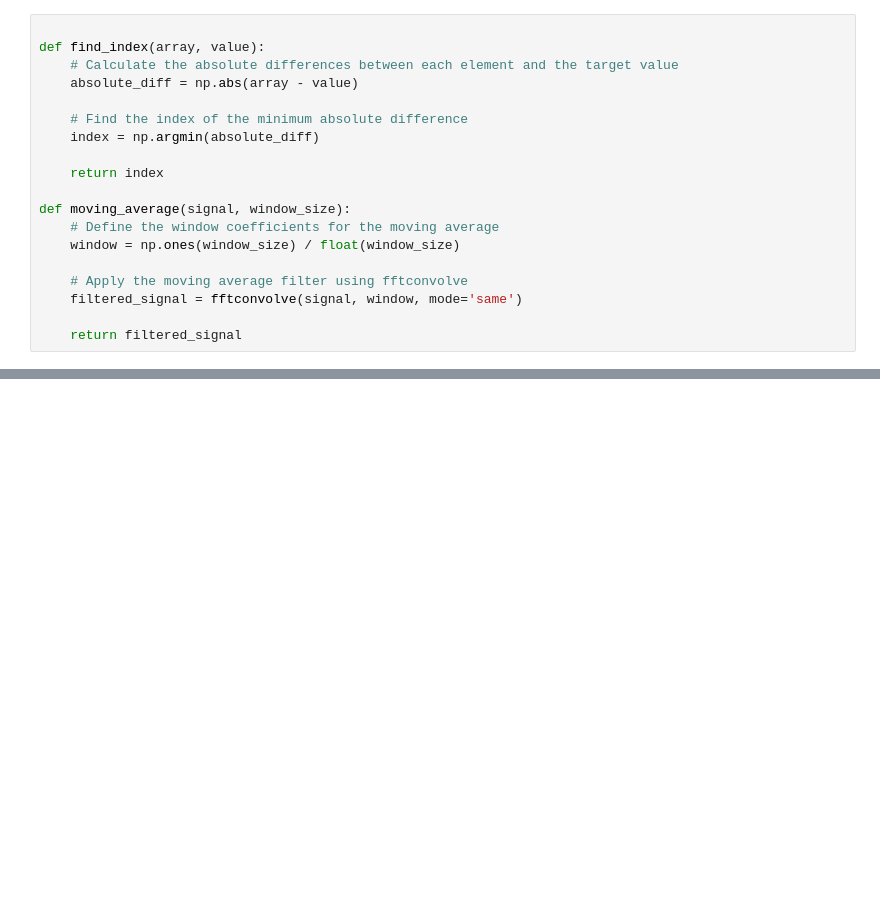
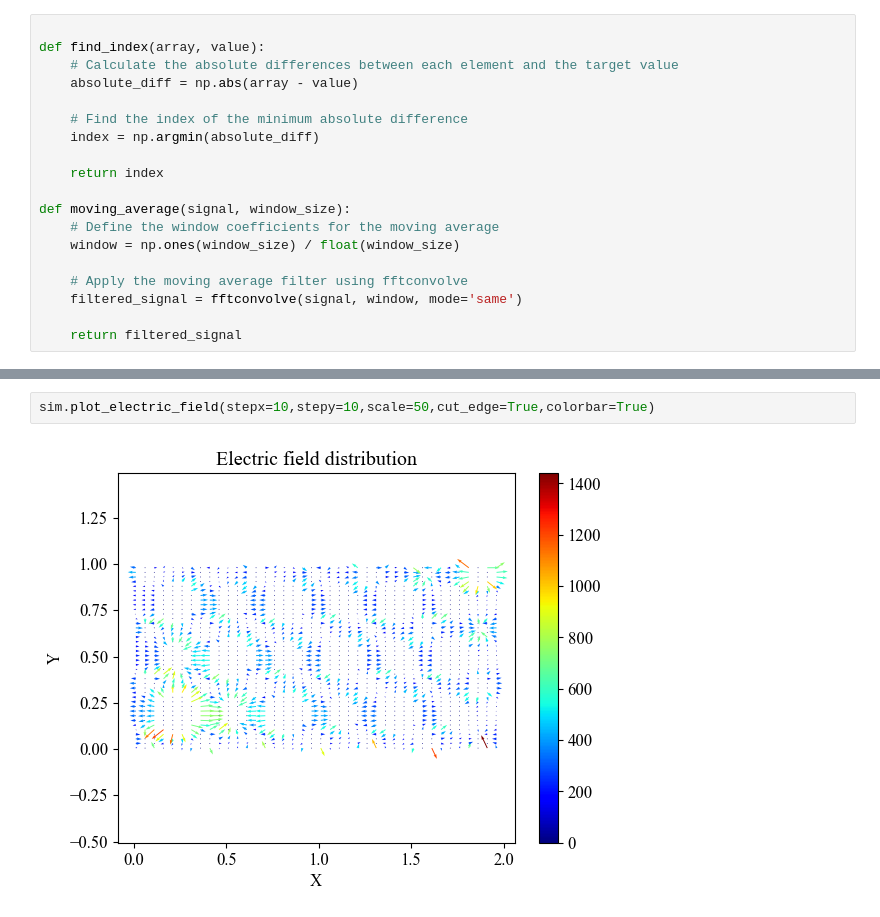
Before and after one commit to SAGAR-DAM/All_python_codes, a Jupyter notebook: Python Simulations/Potential (Laplace equation solve)/solve_laplace_in_2d.ipynb, the cells around one changed output, grey strips where cells are left out. Drawn from its saved outputs; the diff is of its cells as text; blank space fills up the shorter version.

```diff
--- a/Python Simulations/Potential (Laplace equation solve)/solve_laplace_in_2d.ipynb
+++ b/Python Simulations/Potential (Laplace equation solve)/solve_laplace_in_2d.ipynb
@@ -308,0 +420,4 @@ final Max change in Itn(1000) - Itn(999): 7.59e-03
+# %%
+sim.plot_electric_field(stepx=10,stepy=10,scale=50,cut_edge=True,colorbar=True)
+# %% [output]
+[figure, added]
```
Also changed, not shown: parts of 6 cells of this notebook, 6 other files.
